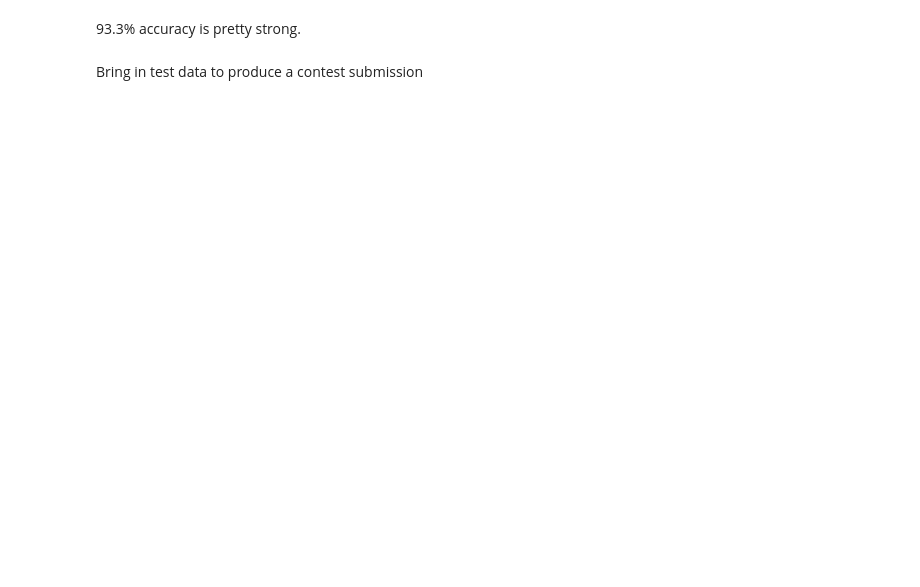
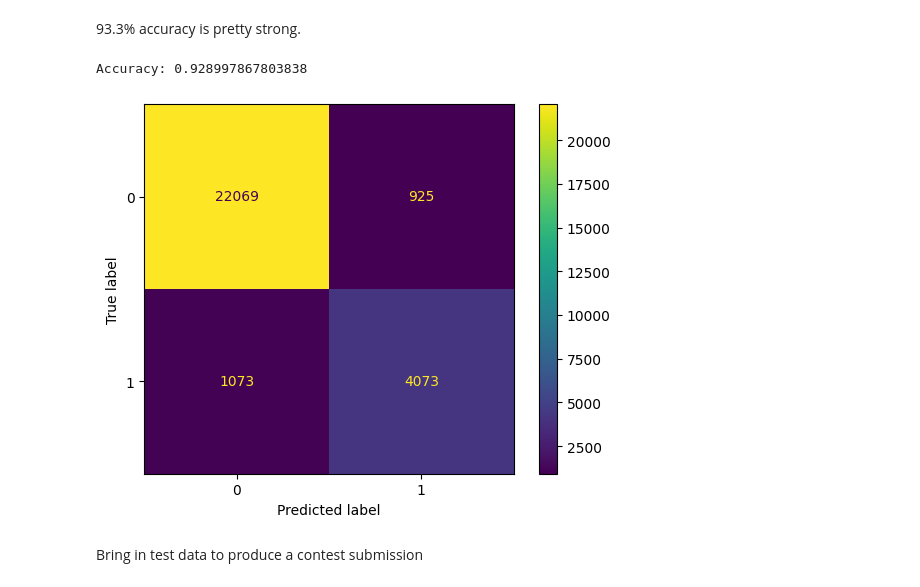
Before and after one commit to lucas-berth/mental_health_data_modeling, a Jupyter notebook: mental_health_prediction_modeling.ipynb, the cells around one changed output. Cells and saved outputs as stored; diff of their text form; code cells hidden in the pictures; blank space fills up the shorter version.

```diff
--- a/mental_health_prediction_modeling.ipynb
+++ b/mental_health_prediction_modeling.ipynb
@@ -533,6 +533,66 @@ print(classification_report(y_test, y_pred))
 weighted avg       0.93      0.93      0.93     28125
 # %% [markdown]
 93.3% accuracy is pretty strong.
+# %%
+#the test sets we will run may not have the same sleep values we tested on.
+#before trying to get a new solution that looks at the numberse in the sleep column, I will remove it from the model first.
+
+clean_data = data
+
+clean_data.loc[clean_data['Gender'] == 'Male', 'Gender'] = 1
+clean_data.loc[clean_data['Gender'] == 'Female', 'Gender'] = 0
+
+clean_data.loc[clean_data['Have you ever had suicidal thoughts ?'] == 'Yes', 'Have you ever had suicidal thoughts ?'] = 1
+clean_data.loc[clean_data['Have you ever had suicidal thoughts ?'] == 'No', 'Have you ever had suicidal thoughts ?'] = 0
+
+clean_data.loc[clean_data['Family History of Mental Illness'] == 'Yes', 'Family History of Mental Illness'] = 1
+clean_data.loc[clean_data['Family History of Mental Illness'] == 'No', 'Family History of Mental Illness'] = 0
+
+clean_data.loc[clean_data['Working Professional or Student'] == 'Working Professional', 'Working Professional or Student'] = 0
+clean_data.loc[clean_data['Working Professional or Student'] == 'Student', 'Working Professional or Student'] = 1
+
+clean_data = data
+clean_data['CGPA'] = clean_data['CGPA'].fillna(0)
+clean_data['Academic Pressure'] = clean_data['Academic Pressure'].fillna(0)
+clean_data['Work Pressure'] = clean_data['Work Pressure'].fillna(0)
+clean_data['Study Satisfaction'] = clean_data['Study Satisfaction'].fillna(0)
+clean_data['Job Satisfaction'] = clean_data['Job Satisfaction'].fillna(0)
+clean_data['Financial Stress'] = clean_data['Financial Stress'].fillna(0)
+
+scaler = MinMaxScaler()
+#columns that are non binary (not 1s or 0s)
+numeric_columns = [ 'Age', 'Academic Pressure',
+                           'Work Pressure', 'CGPA', 'Study Satisfaction', 'Job Satisfaction',
+                           'Work/Study Hours', 'Financial Stress']
+clean_data_norm = scaler.fit_transform(clean_data[numeric_columns])
+
+clean_data_norm = pd.DataFrame(clean_data_norm,
+                           columns=numeric_columns,
+                           index=clean_data.index)
+
+x_vals_add_in = ['Gender', 'Working Professional or Student',  'Have you ever had suicidal thoughts ?',
+                        'Family History of Mental Illness']
+y_data = clean_data['Depression']
+
+X_data = pd.concat([clean_data_norm, clean_data[x_vals_add_in]], axis=1)
+
+X_train, X_test, y_train, y_test = train_test_split(X_data, y_data, test_size=0.2, random_state=10)
+
+
+rf = RandomForestClassifier()
+rf.fit(X_train, y_train)
+
+
+y_pred = rf.predict(X_test)
+cm = confusion_matrix(y_test, y_pred)
+
+ConfusionMatrixDisplay(confusion_matrix=cm).plot();
+
+accuracy = accuracy_score(y_test, y_pred)
+print("Accuracy:", accuracy)
+# %% [output]
+Accuracy: 0.928997867803838
+[figure, added]
 # %% [markdown]
 Bring in test data to produce a contest submission
 # %%
```
Also changed, not shown: parts of 9 cells of this notebook, 1 other file.
